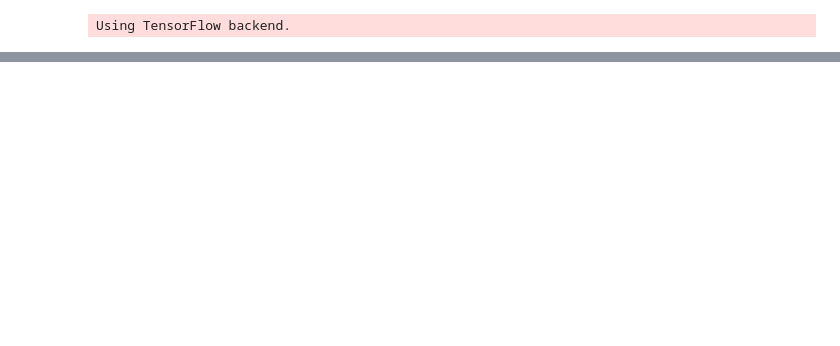
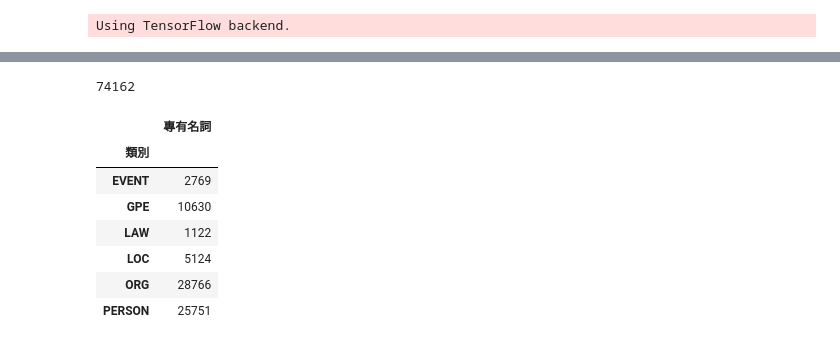
Before and after one commit to hantedyou/NER_TEST, a Jupyter notebook: NER_KCC_mod.ipynb, the cells around one changed output, grey strips where cells are left out. Saved outputs shown, nothing was run; the diff lists cells and outputs as text; code cells hidden in the pictures; blank space fills up the shorter version.

```diff
--- a/NER_KCC_mod.ipynb
+++ b/NER_KCC_mod.ipynb
@@ -269,0 +328,26 @@ YES
+# %%
+import glob
+
+path = r'D:\python_kcc\NER\NER_export' # use your path
+all_files = glob.glob(path + "/*.csv")
+
+li = []
+
+for filename in all_files:
+    df = pd.read_csv(filename, index_col=0, header=0)
+    li.append(df)
+
+frame = pd.concat(li, axis=0, ignore_index=True)
+# %%
+print(len(frame))
+frame.groupby('類別').count()
+# %% [output]
+74162
+|  | 專有名詞 |
+| 類別 |  |
+| EVENT | 2769 |
+| GPE | 10630 |
+| LAW | 1122 |
+| LOC | 5124 |
+| ORG | 28766 |
+| PERSON | 25751 |
```
Also changed, not shown: parts of 52 cells of this notebook, 3 other files.
